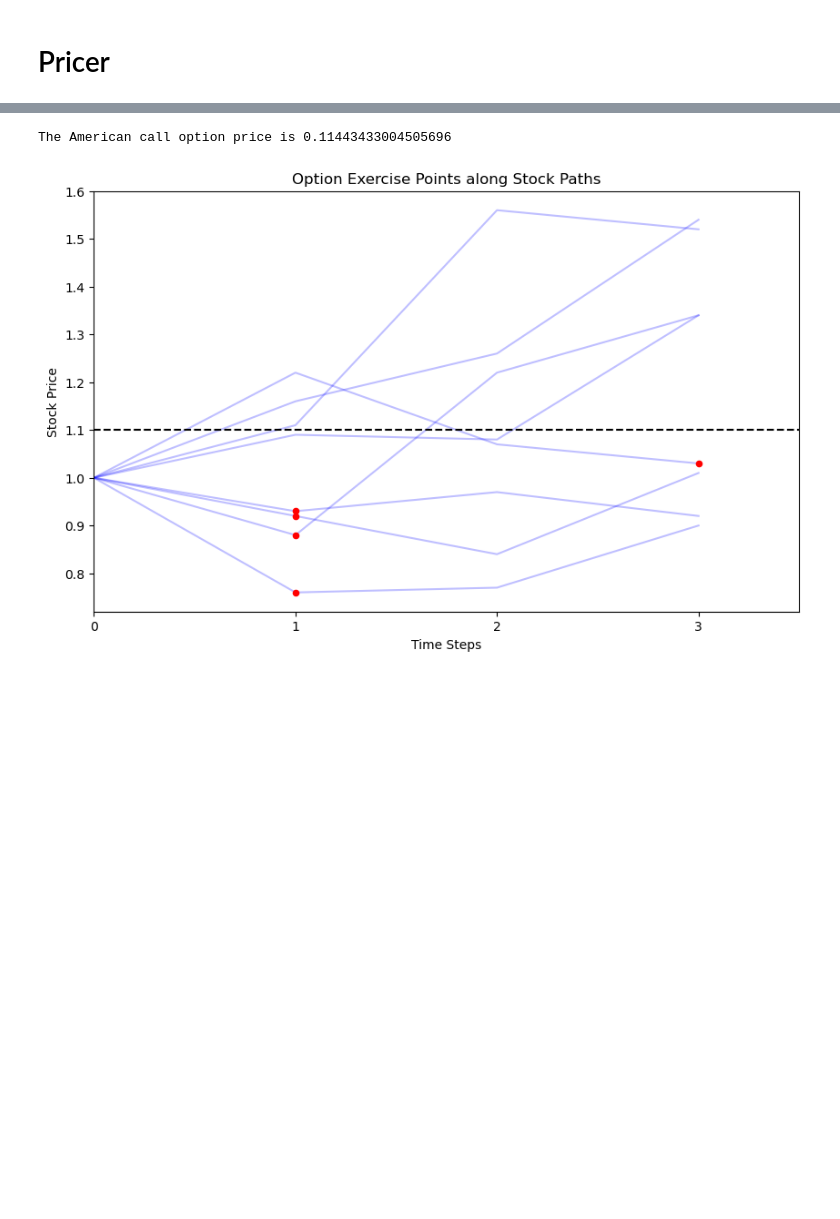
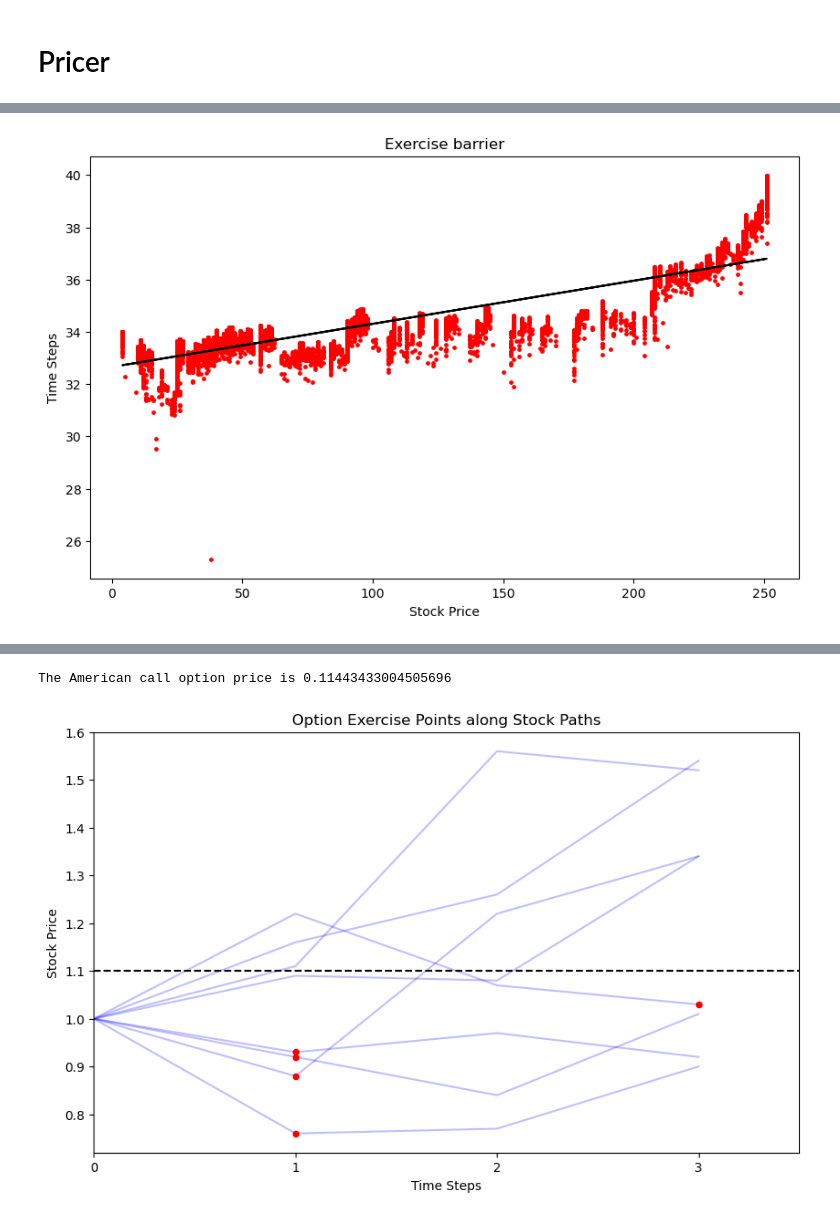
Before and after one commit to paul-wawszczyk/Longstaff-Schwartz, a Jupyter notebook: notebook.ipynb, the cells around one changed output, grey strips where cells are left out. Cells and saved outputs as stored; diff of their text form; code cells hidden in the pictures; blank space fills up the shorter version.

```diff
--- a/notebook.ipynb
+++ b/notebook.ipynb
@@ -143,0 +164,17 @@ plotter(S, exercise_matrix, K, N, n)
+# %%
+# do linear regression on x,y and plot the results
+
+
+x, y = np.where(exercise_matrix == 1)
+time_steps = y.reshape(-1, 1)
+stock_prices = S[x, y].reshape(-1, 1)
+reg = LinearRegression().fit(time_steps, stock_prices)
+plt.figure(figsize=(10, 6))
+plt.scatter(time_steps, stock_prices, color='red', s=6)
+plt.plot(time_steps, reg.predict(time_steps), color='black')
+plt.title('Exercise barrier')
+plt.xlabel('Stock Price')
+plt.ylabel('Time Steps')
+plt.show()
+# %% [output]
+[figure, added]
```
Also changed, not shown: parts of 13 cells of this notebook, 1 other file.
